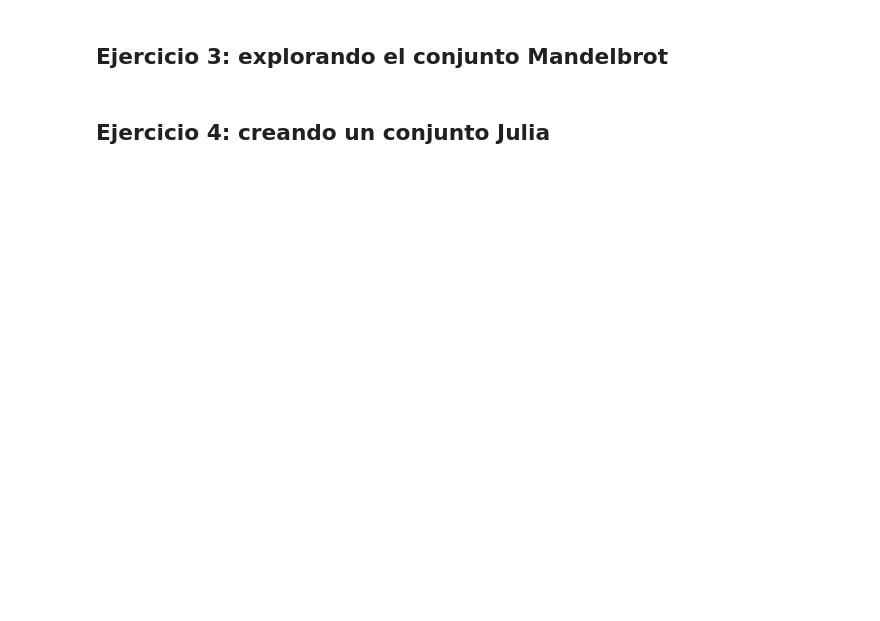
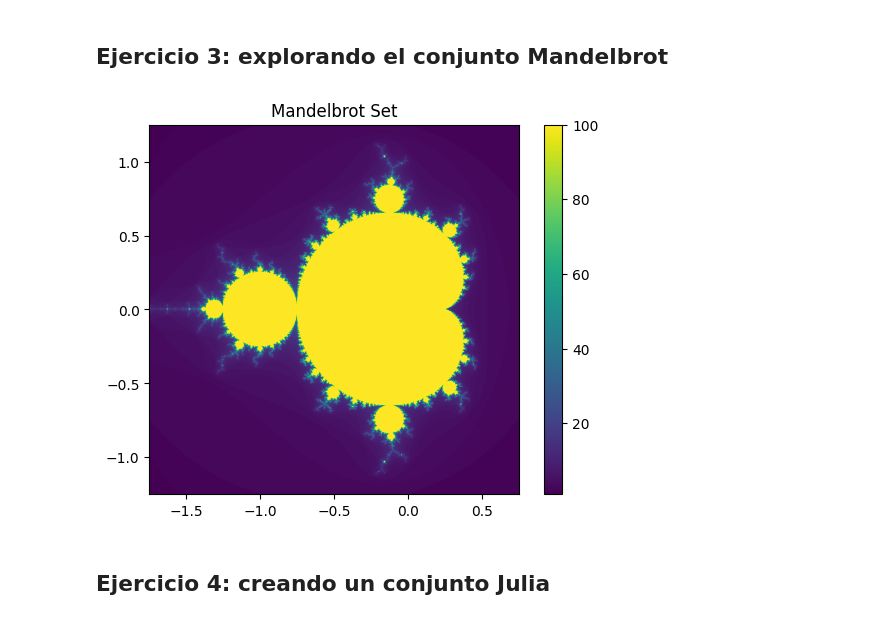
Before and after one commit to scortua/CNYT, a Jupyter notebook: tercio 1/taller espacios vectoriales/ComplexIntro.ipynb, the cells around one changed output. Cells and saved outputs as stored; diff of their text form; code cells hidden in the pictures; blank space fills up the shorter version.

```diff
--- a/tercio 1/taller espacios vectoriales/ComplexIntro.ipynb
+++ b/tercio 1/taller espacios vectoriales/ComplexIntro.ipynb
@@ -466,5 +498,43 @@ VBox(children=(HBox(children=(FloatSlider(value=0.0, description='Real Part A:',
 [interactive output not drawn]
 # %% [markdown]
 ## Ejercicio 3: explorando el conjunto Mandelbrot
+# %%
+import numpy as np
+import matplotlib.pyplot as plt
+
+def mandelbrot(c, max_iter):
+    z = 0 # initial value
+    for n in range(max_iter): # loop
+        if abs(z) > 2: # if the absolute value of z is greater than 2
+            return n # return the number of iterations
+        z = z*z + c # update the value of z
+    return max_iter
+
+# Create a grid of complex numbers
+pixels = 800 # number of pixels
+max_iter = 100 # maximum number of iterations
+
+zoom = 0.4 # zoom level
+range_x = 1/zoom
+range_y = 1/zoom
+center_x = -0.5
+center_y = 0
+
+x = np.linspace(center_x - range_x / 2, center_x + range_x / 2, pixels) # x range
+y = np.linspace(center_y - range_y / 2, center_y + range_y / 2, pixels) # y range
+xx, yy = np.meshgrid(x, y) # create a grid
+c = xx + yy*1j # create a complex number
+
+# Compute Mandelbrot set
+# apply the mandelbrot function to each element of the grid
+mandelbrot_set = np.array([mandelbrot(ci, max_iter) for ci in c.ravel()]).reshape(c.shape)
+
+# Plot
+plt.imshow(mandelbrot_set, extent=[center_x - range_x / 2, center_x + range_x / 2, center_y - range_y / 2, center_y + range_y / 2])
+plt.colorbar()
+plt.title("Mandelbrot Set")
+plt.show()
+# %% [output]
+[figure, added]
 # %% [markdown]
 ## Ejercicio 4: creando un conjunto Julia
```
Also changed, not shown: parts of 3 cells of this notebook.
